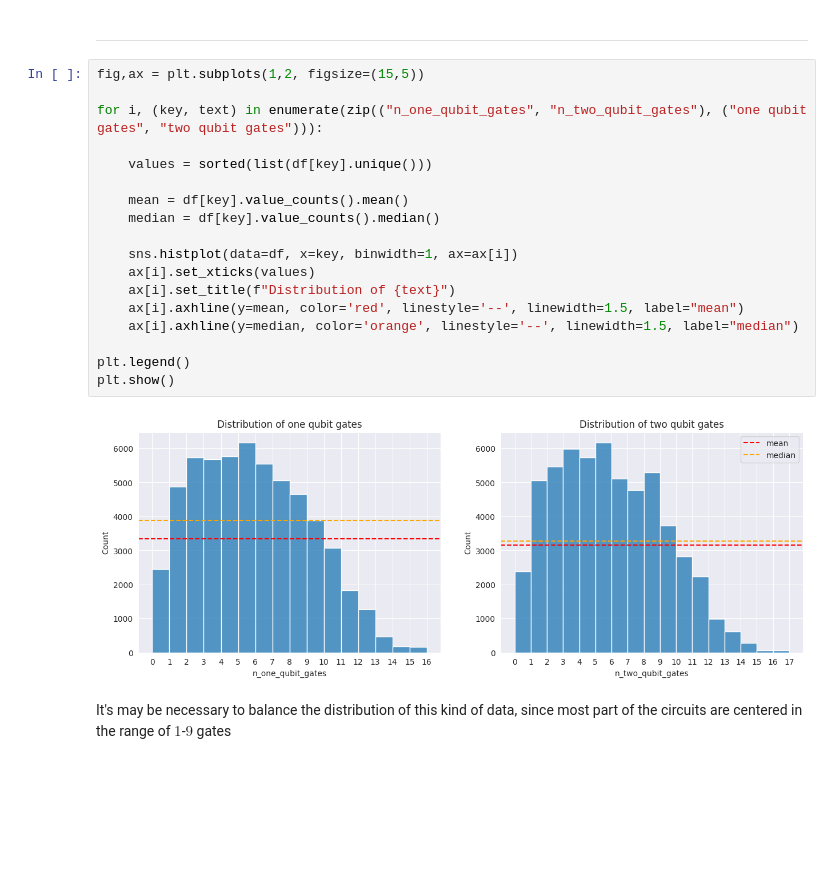
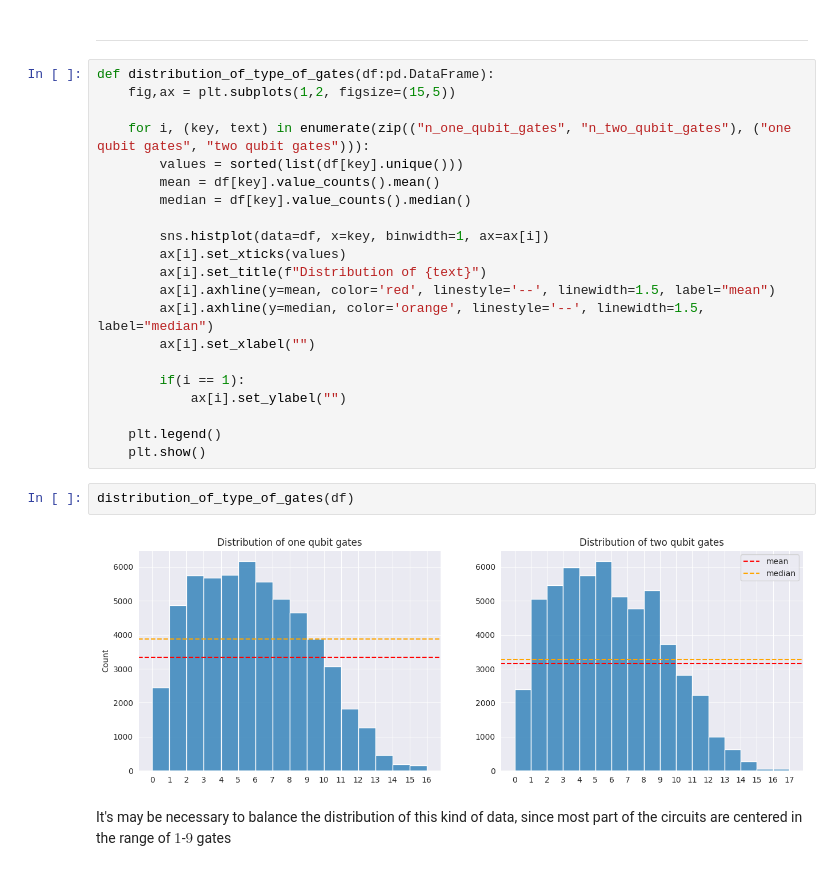
Before and after one commit to Dpbm/qcop, a Jupyter notebook: notebooks/data-analysis.ipynb, the cells around one changed output. Cells and saved outputs as stored; diff of their text form; blank space fills up the shorter version.

Commit message:
cleaning the data

```diff
--- a/notebooks/data-analysis.ipynb
+++ b/notebooks/data-analysis.ipynb
@@ -66,26 +66,31 @@ memory usage: 6.1+ MB
 There're some things we could think of it, maybe the distribution of one and two qubit gates, amount of barriers distribution as well, depth, etc.
 # %% [markdown]
 ---
+# %%
+def distribution_of_type_of_gates(df:pd.DataFrame):
+    fig,ax = plt.subplots(1,2, figsize=(15,5))
+
+    for i, (key, text) in enumerate(zip(("n_one_qubit_gates", "n_two_qubit_gates"), ("one qubit gates", "two qubit gates"))):
+        values = sorted(list(df[key].unique()))
+        mean = df[key].value_counts().mean()
+        median = df[key].value_counts().median()
+
+        sns.histplot(data=df, x=key, binwidth=1, ax=ax[i])
+        ax[i].set_xticks(values)
+        ax[i].set_title(f"Distribution of {text}")
+        ax[i].axhline(y=mean, color='red', linestyle='--', linewidth=1.5, label="mean")
+        ax[i].axhline(y=median, color='orange', linestyle='--', linewidth=1.5, label="median")
+        ax[i].set_xlabel("")
+
+        if(i == 1):
+            ax[i].set_ylabel("")
+
+    plt.legend()
+    plt.show()
 # %%
-fig,ax = plt.subplots(1,2, figsize=(15,5))
-
-for i, (key, text) in enumerate(zip(("n_one_qubit_gates", "n_two_qubit_gates"), ("one qubit gates", "two qubit gates"))):
-
-    values = sorted(list(df[key].unique()))
-
-    mean = df[key].value_counts().mean()
-    median = df[key].value_counts().median()
-
-    sns.histplot(data=df, x=key, binwidth=1, ax=ax[i])
-    ax[i].set_xticks(values)
-    ax[i].set_title(f"Distribution of {text}")
-    ax[i].axhline(y=mean, color='red', linestyle='--', linewidth=1.5, label="mean")
-    ax[i].axhline(y=median, color='orange', linestyle='--', linewidth=1.5, label="median")
-
-plt.legend()
-plt.show()
+distribution_of_type_of_gates(df)
 # %% [output]
-[figure, old version]
+[figure, new version]
 # %% [markdown]
 It's may be necessary to balance the distribution of this kind of data, since most part of the circuits are centered in the range of $1$-$9$ gates
 # %% [markdown]
```
Also changed, not shown: parts of 26 cells of this notebook, 3 other files.
